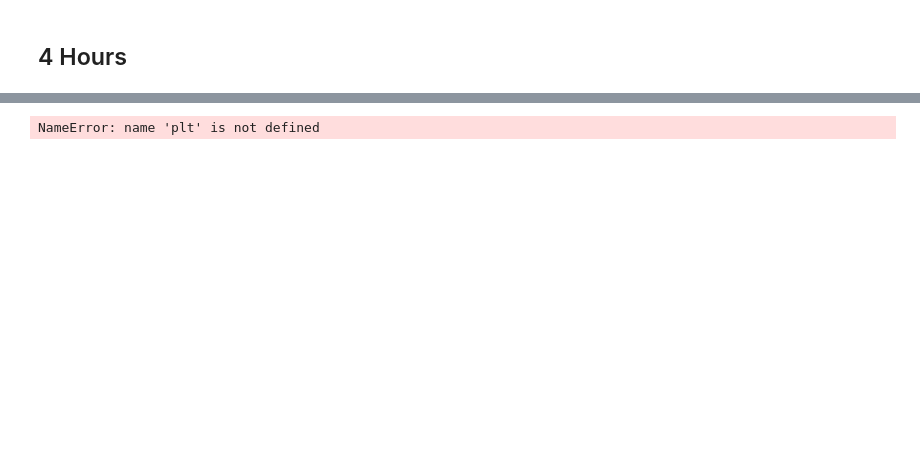
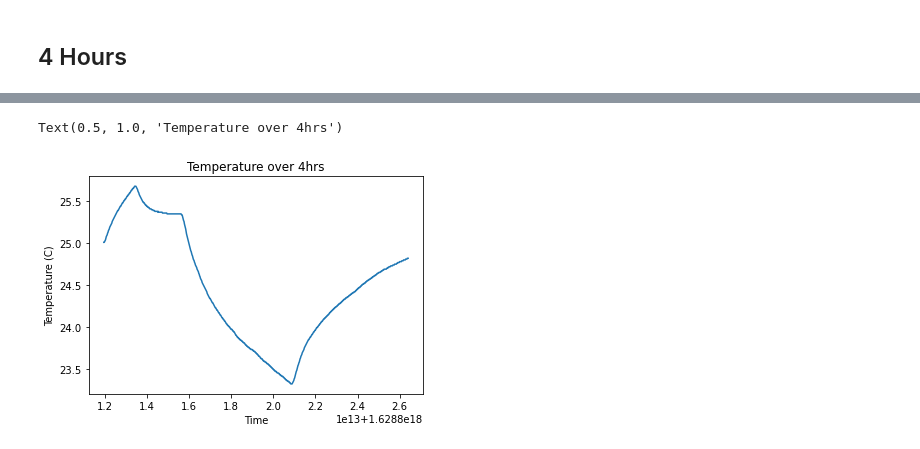
Before and after one commit to ddiLab/SageEdu, a Jupyter notebook: projects/AC Plots.ipynb, the cells around one changed output, grey strips where cells are left out. Drawn from its saved outputs; the diff is of its cells as text; code cells hidden in the pictures; blank space fills up the shorter version.

```diff
--- a/projects/AC Plots.ipynb
+++ b/projects/AC Plots.ipynb
@@ -40,7 +48,8 @@ plt.title("Temperature over 2hrs")
 # %%
-plt.plot(temp2[1:, 0], temp2[1:,2], label='Avg')
+plt.plot(temp4[1:, 0], temp4[1:,1], label='Avg')
 plt.xlabel('Time')
 plt.ylabel('Temperature (C)')
-plt.title("Temperature over 2hrs")
+plt.title("Temperature over 4hrs")
 # %% [output]
-NameError: name 'plt' is not defined
+Text(0.5, 1.0, 'Temperature over 4hrs')
+[figure, added]
```
Also changed, not shown: parts of 3 cells of this notebook.
